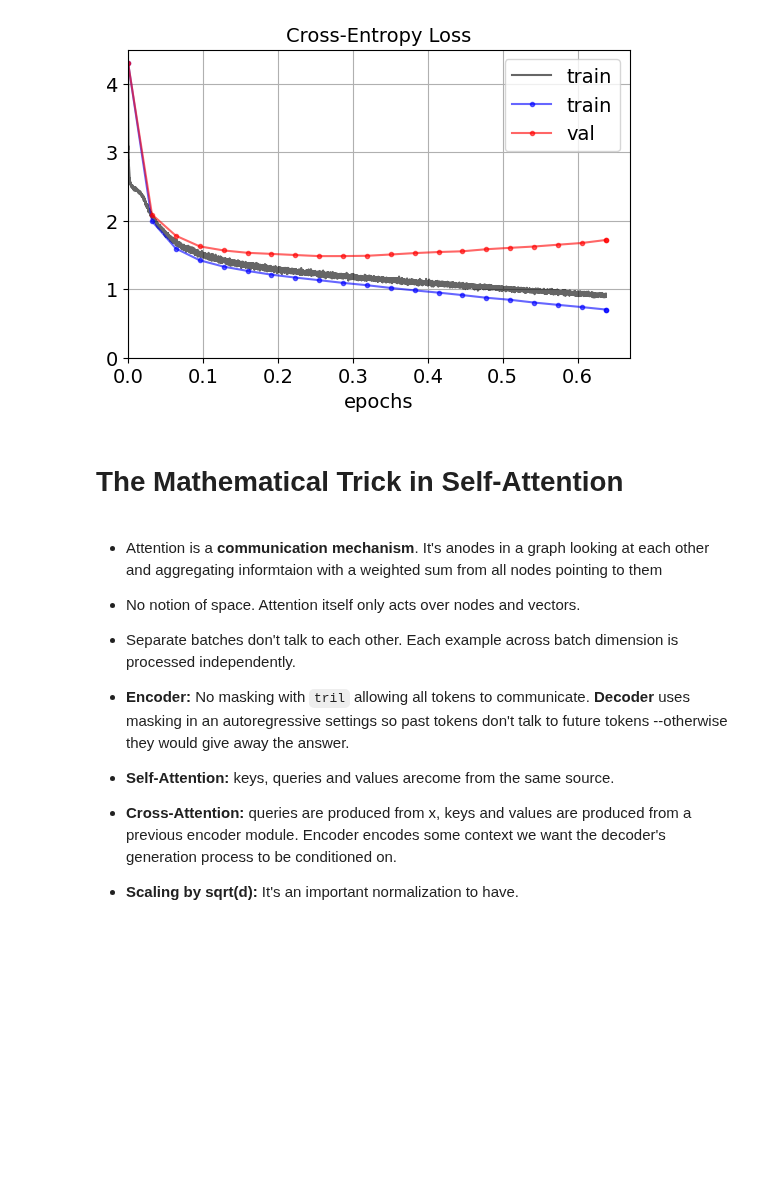
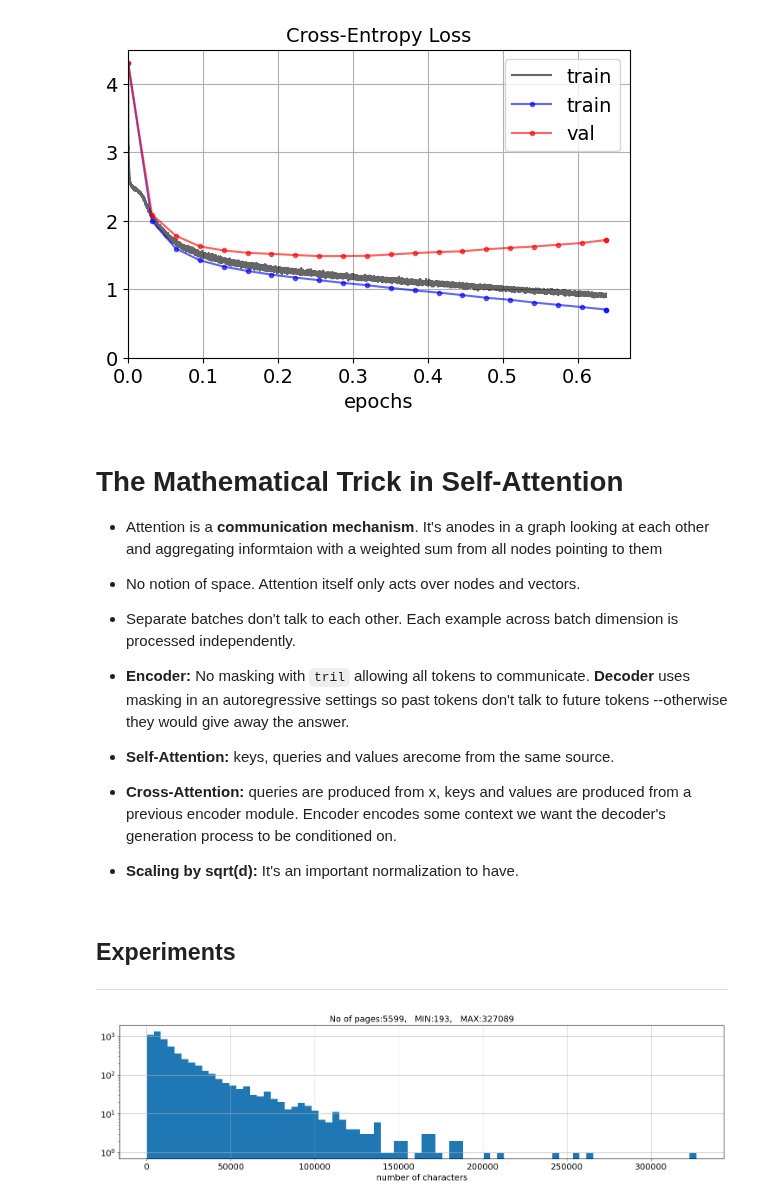
Before and after one commit to ozkansafak/decoder-llm, a Jupyter notebook: main.ipynb, the cells around one changed output. Drawn from its saved outputs; the diff is of its cells as text; code cells hidden in the pictures; blank space fills up the shorter version.

```diff
--- a/main.ipynb
+++ b/main.ipynb
@@ -1,16 +0,0 @@
-# %%
-with open('dataset/wiki.pkl', 'rb') as file:
-    data = pickle.load(file)
-
-print(sum([len(val) for key,val in data.items()]) * 1e-6)
-text = ''.join([val for key,val in data.items()])
-from collections import Counter
-cnt = Counter()
-
-
-
-# A quick look into the dataset
-chars = sorted(list(set(text)))
-vocab_size = len(chars)
-print(fr"vocab:  {''.join(chars)}")
-print(f'vocab_size: {vocab_size}')
@@ -133,9 +99,9 @@ Where is grown can fainst him love, wast
 The crown of solemn basting limits, weary a
 drunkers: hie the glasses of
 [figure]
-# %% [markdown]
-# The Mathematical Trick in Self-Attention
 # %% [markdown]
+# The Mathematical Trick in Self-Attention
+
 - Attention is a **communication mechanism**. It's anodes in a graph looking at each other and aggregating informtaion with a weighted sum from all nodes pointing to them
 
 - No notion of space. Attention itself only acts over nodes and vectors.
@@ -147,3 +113,20 @@ drunkers: hie the glasses of
 - **Self-Attention:** keys, queries and values arecome from the same source.
 - **Cross-Attention:** queries are produced from x, keys and values are produced from a previous encoder module. Encoder encodes some context we want the decoder's generation process to be conditioned on.
 - **Scaling by sqrt(d):** It's an important normalization to have.
+# %% [markdown]
+## Experiments
+---
+# %%
+dirname='dataset/wikis/'
+fnames = sorted(glob.glob(f'{dirname}/*pkl'))
+wikis = dict()
+for fname in fnames:
+    with open(fname, 'rb') as f:
+        wikis.update(pickle.load(f))
+
+urls = list(wikis.keys())
+out = [(len(wikis[url])) for url in (urls)]
+x, y, patches  = plt.hist(out, bins=80, log=True); plt.xlabel('number of characters');
+plt.title(f'No of pages:{len(urls)},   MIN:{min(out)},   MAX:{max(out)}');
+# %% [output]
+[figure, added]
```
Also changed, not shown: parts of 7 cells of this notebook, 6 other files.
